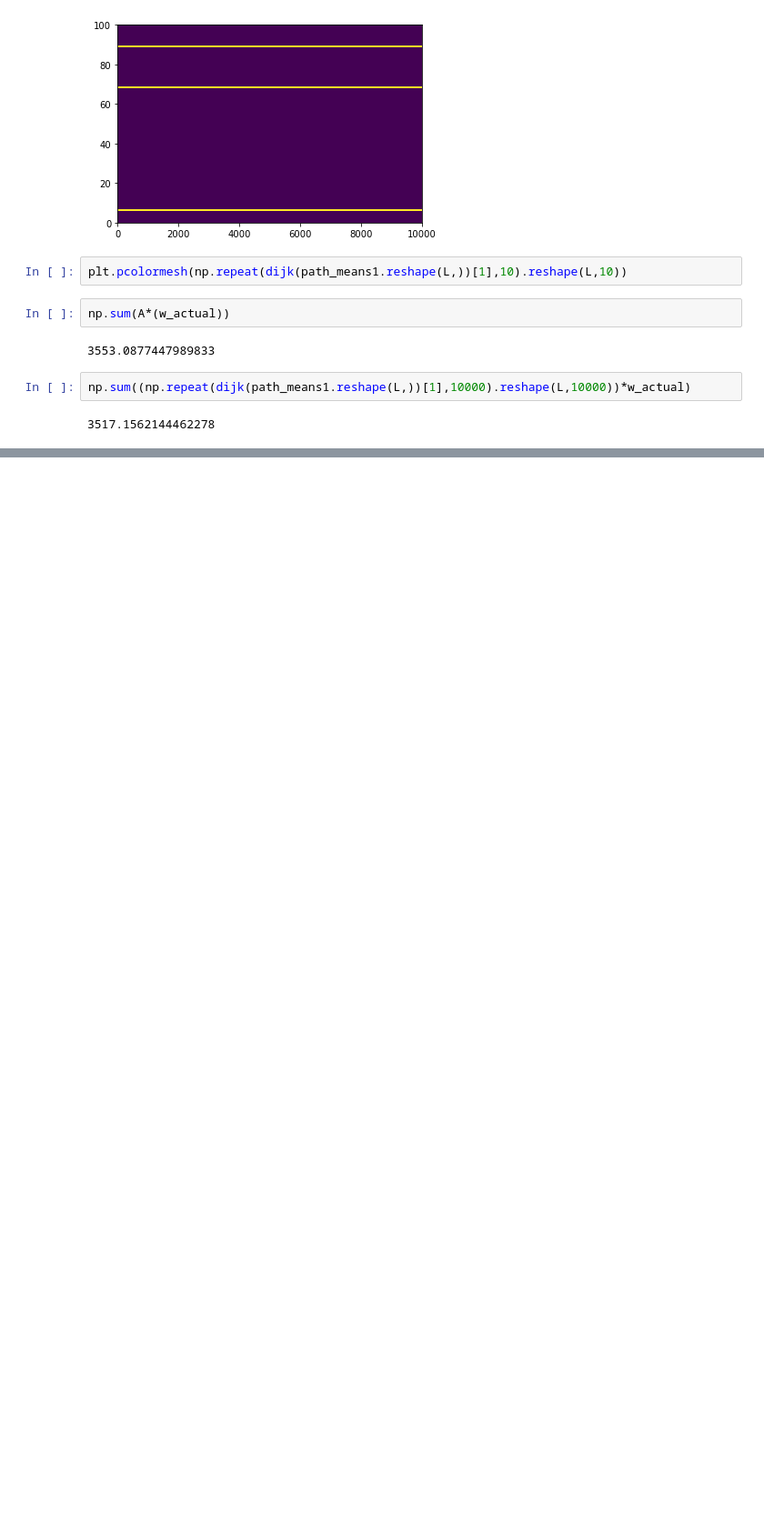
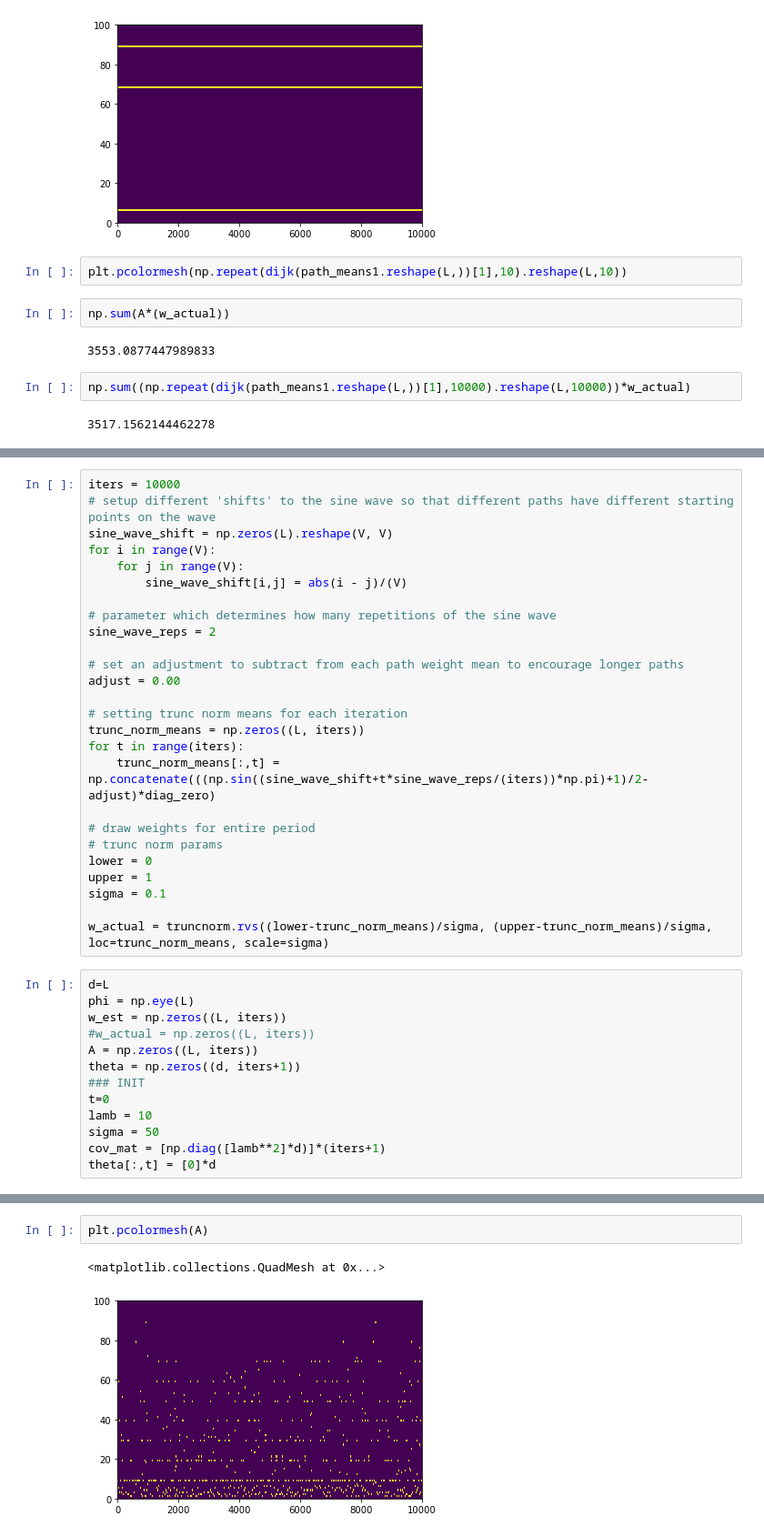
Before and after one commit to alohia/combandits, a Jupyter notebook: CombLinTS_shortest_path.ipynb, the cells around one changed output, grey strips where cells are left out. Shown at 91% size. Drawn from its saved outputs; the diff is of its cells as text; blank space fills up the shorter version.

```diff
--- a/CombLinTS_shortest_path.ipynb
+++ b/CombLinTS_shortest_path.ipynb
@@ -171,0 +356,39 @@ np.sum((np.repeat(dijk(path_means1.reshape(L,))[1],10000).reshape(L,10000))*w_ac
+# %%
+iters = 10000
+# setup different 'shifts' to the sine wave so that different paths have different starting points on the wave
+sine_wave_shift = np.zeros(L).reshape(V, V)
+for i in range(V):
+    for j in range(V):
+        sine_wave_shift[i,j] = abs(i - j)/(V)
+
+# parameter which determines how many repetitions of the sine wave
+sine_wave_reps = 2
+
+# set an adjustment to subtract from each path weight mean to encourage longer paths
+adjust = 0.00
+
+# setting trunc norm means for each iteration
+trunc_norm_means = np.zeros((L, iters))
+for t in range(iters):
+    trunc_norm_means[:,t] = np.concatenate(((np.sin((sine_wave_shift+t*sine_wave_reps/(iters))*np.pi)+1)/2-adjust)*diag_zero)
+
+# draw weights for entire period
+# trunc norm params
+lower = 0
+upper = 1
+sigma = 0.1
+
+w_actual = truncnorm.rvs((lower-trunc_norm_means)/sigma, (upper-trunc_norm_means)/sigma, loc=trunc_norm_means, scale=sigma)
+# %%
+d=L
+phi = np.eye(L)
+w_est = np.zeros((L, iters))
+#w_actual = np.zeros((L, iters))
+A = np.zeros((L, iters))
+theta = np.zeros((d, iters+1))
+### INIT
+t=0
+lamb = 10
+sigma = 50
+cov_mat = [np.diag([lamb**2]*d)]*(iters+1)
+theta[:,t] = [0]*d
@@ -171,0 +423,5 @@ np.sum((np.repeat(dijk(path_means1.reshape(L,))[1],10000).reshape(L,10000))*w_ac
+# %%
+plt.pcolormesh(A)
+# %% [output]
+<matplotlib.collections.QuadMesh at 0x...>
+[figure, added]
```
Also changed, not shown: parts of 22 cells of this notebook, 1 other file.
